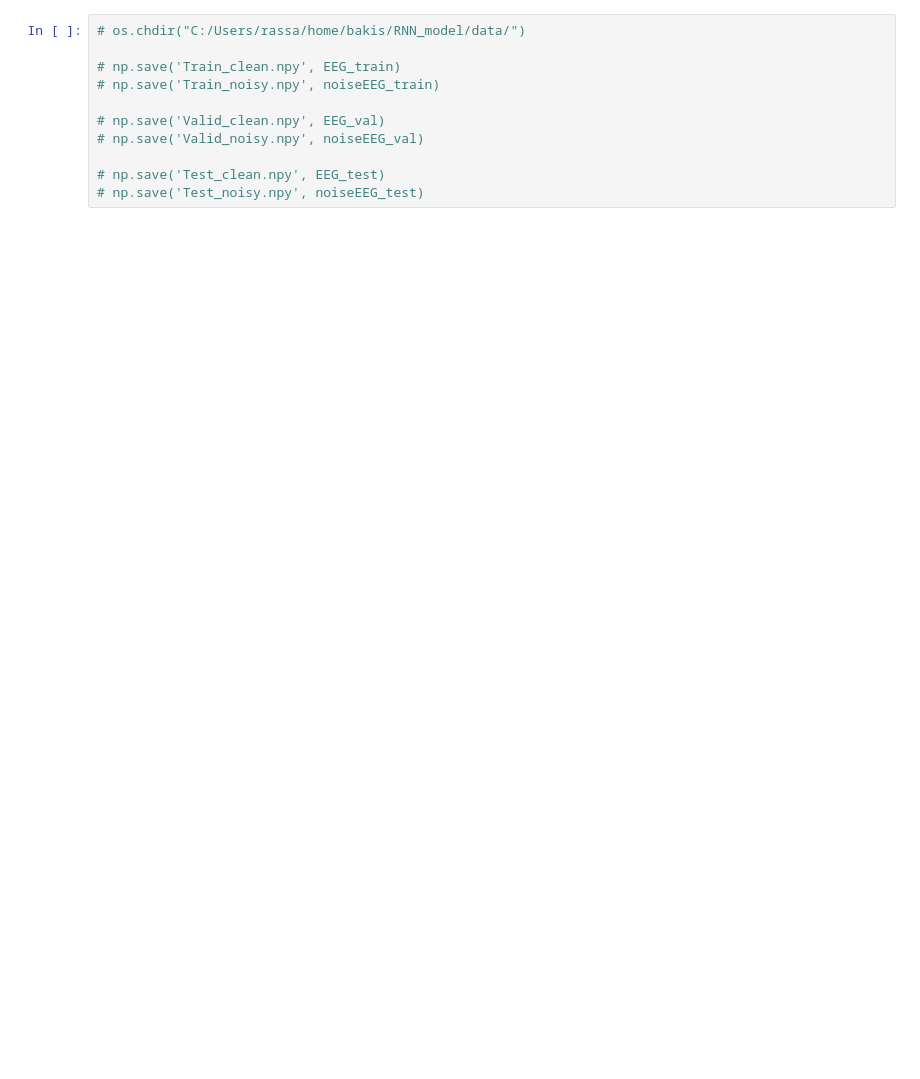
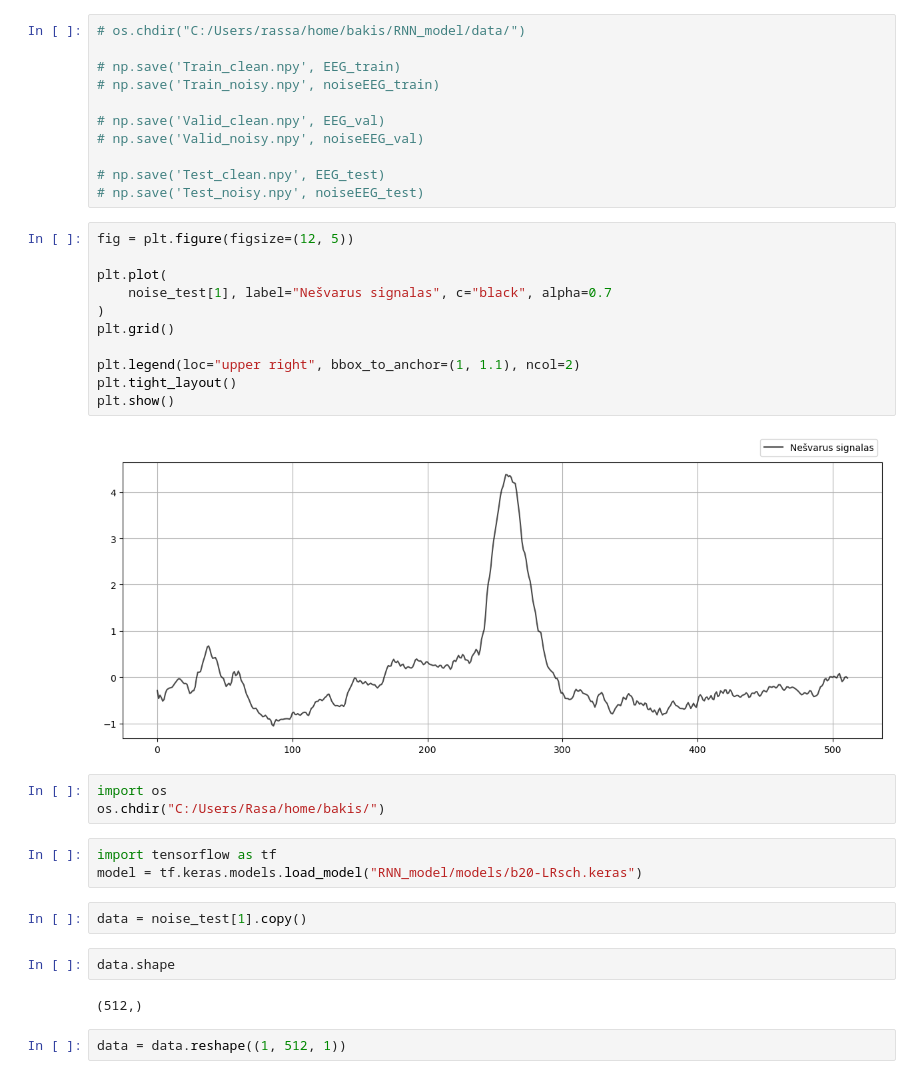
Before and after one commit to randrosaku/bakis, a Jupyter notebook: RNN_model/data_prep/create_dataset.ipynb, the cells around one changed output. Cells and saved outputs as stored; diff of their text form; blank space fills up the shorter version.

Commit message:
images for defense

```diff
--- a/RNN_model/data_prep/create_dataset.ipynb
+++ b/RNN_model/data_prep/create_dataset.ipynb
@@ -65,3 +65,30 @@ plot_example_dataset(EEG_test, noise_test, data_type="test")
 
 # np.save('Test_clean.npy', EEG_test)
 # np.save('Test_noisy.npy', noiseEEG_test)
+# %%
+fig = plt.figure(figsize=(12, 5))
+
+plt.plot(
+    noise_test[1], label="Nešvarus signalas", c="black", alpha=0.7
+)
+plt.grid()
+
+plt.legend(loc="upper right", bbox_to_anchor=(1, 1.1), ncol=2)
+plt.tight_layout()
+plt.show()
+# %% [output]
+[figure, added]
+# %%
+import os
+os.chdir("C:/Users/Rasa/home/bakis/")
+# %%
+import tensorflow as tf
+model = tf.keras.models.load_model("RNN_model/models/b20-LRsch.keras")
+# %%
+data = noise_test[1].copy()
+# %%
+data.shape
+# %% [output]
+(512,)
+# %%
+data = data.reshape((1, 512, 1))
```
Also changed, not shown: parts of 5 cells of this notebook.
